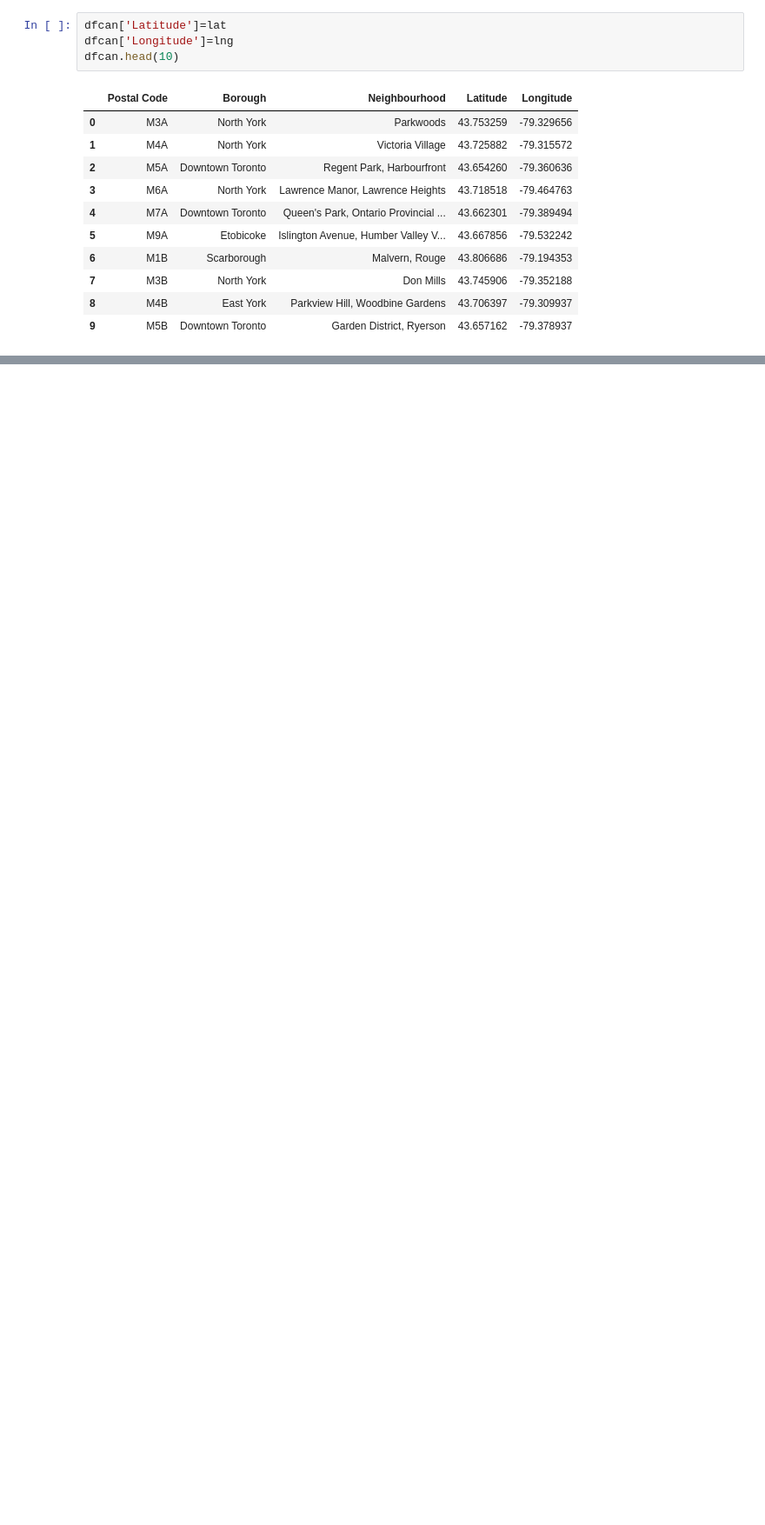
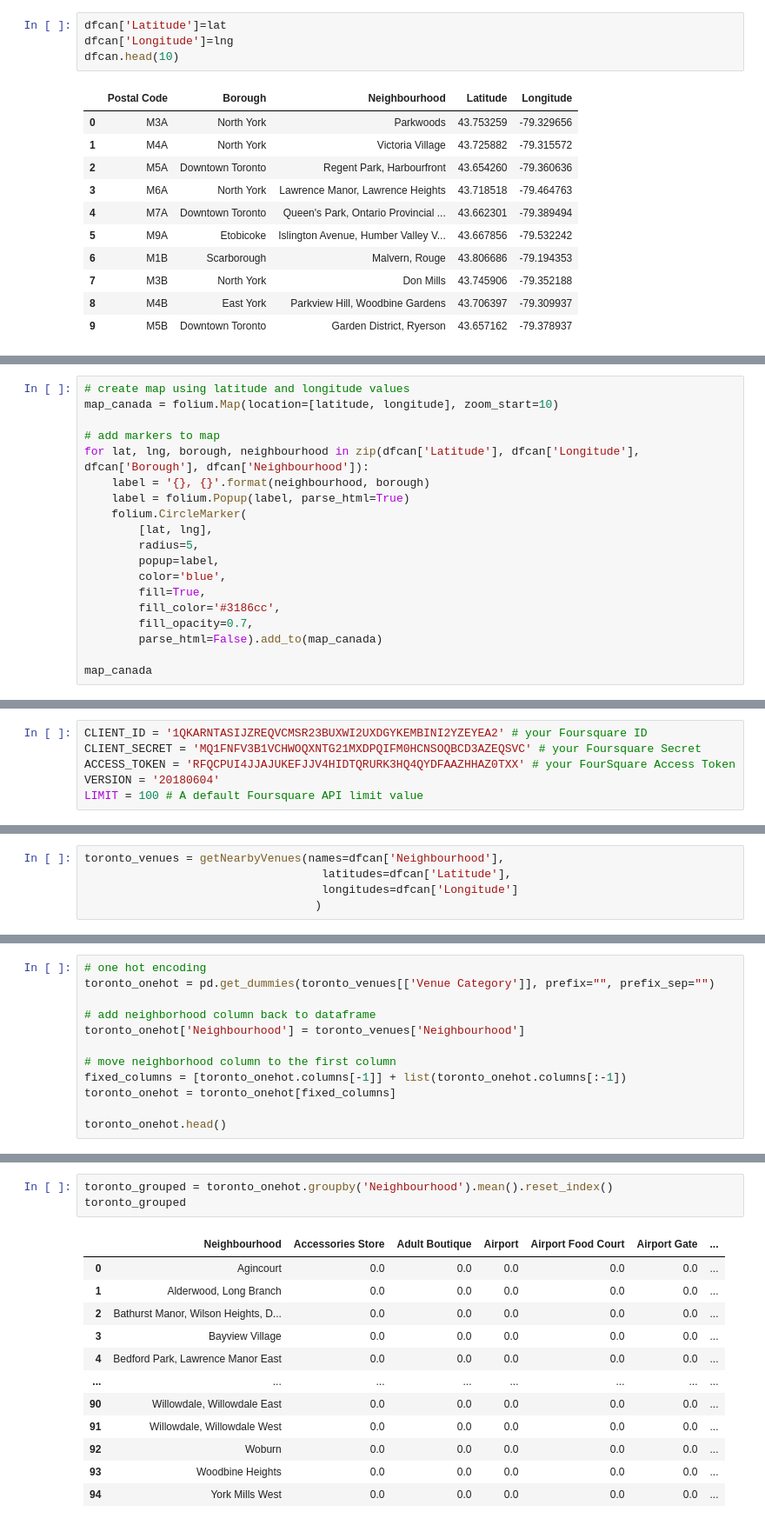
Before and after one commit to iRaez/applied_datascience_capstone, a Jupyter notebook: capstone_mod3.ipynb, the cells around one changed output, grey strips where cells are left out. Shown at 87% size. Saved outputs shown, nothing was run; the diff lists cells and outputs as text; blank space fills up the shorter version.

```diff
--- a/capstone_mod3.ipynb
+++ b/capstone_mod3.ipynb
@@ -279,0 +312,19 @@ dfcan.head(10)
+# %%
+# create map using latitude and longitude values
+map_canada = folium.Map(location=[latitude, longitude], zoom_start=10)
+
+# add markers to map
+for lat, lng, borough, neighbourhood in zip(dfcan['Latitude'], dfcan['Longitude'], dfcan['Borough'], dfcan['Neighbourhood']):
+    label = '{}, {}'.format(neighbourhood, borough)
+    label = folium.Popup(label, parse_html=True)
+    folium.CircleMarker(
+        [lat, lng],
+        radius=5,
+        popup=label,
+        color='blue',
+        fill=True,
+        fill_color='#3186cc',
+        fill_opacity=0.7,
+        parse_html=False).add_to(map_canada)
+
+map_canada
@@ -279,0 +341,6 @@ dfcan.head(10)
+# %%
+CLIENT_ID = '1QKARNTASIJZREQVCMSR23BUXWI2UXDGYKEMBINI2YZEYEA2' # your Foursquare ID
+CLIENT_SECRET = 'MQ1FNFV3B1VCHWOQXNTG21MXDPQIFM0HCNSOQBCD3AZEQSVC' # your Foursquare Secret
+ACCESS_TOKEN = 'RFQCPUI4JJAJUKEFJJV4HIDTQRURK3HQ4QYDFAAZHHAZ0TXX' # your FourSquare Access Token
+VERSION = '20180604'
+LIMIT = 100 # A default Foursquare API limit value
@@ -279,0 +389,5 @@ dfcan.head(10)
+# %%
+toronto_venues = getNearbyVenues(names=dfcan['Neighbourhood'],
+                                   latitudes=dfcan['Latitude'],
+                                   longitudes=dfcan['Longitude']
+                                  )
@@ -279,0 +464,12 @@ dfcan.head(10)
+# %%
+# one hot encoding
+toronto_onehot = pd.get_dummies(toronto_venues[['Venue Category']], prefix="", prefix_sep="")
+
+# add neighborhood column back to dataframe
+toronto_onehot['Neighbourhood'] = toronto_venues['Neighbourhood']
+
+# move neighborhood column to the first column
+fixed_columns = [toronto_onehot.columns[-1]] + list(toronto_onehot.columns[:-1])
+toronto_onehot = toronto_onehot[fixed_columns]
+
+toronto_onehot.head()
@@ -279,0 +484,16 @@ dfcan.head(10)
+# %%
+toronto_grouped = toronto_onehot.groupby('Neighbourhood').mean().reset_index()
+toronto_grouped
+# %% [output]
+|  | Neighbourhood | Accessories Store | Adult Boutique | Airport | Airport Food Court | Airport Gate | ... |
+| 0 | Agincourt | 0.0 | 0.0 | 0.0 | 0.0 | 0.0 | ... |
+| 1 | Alderwood, Long Branch | 0.0 | 0.0 | 0.0 | 0.0 | 0.0 | ... |
+| 2 | Bathurst Manor, Wilson Heights, D... | 0.0 | 0.0 | 0.0 | 0.0 | 0.0 | ... |
+| 3 | Bayview Village | 0.0 | 0.0 | 0.0 | 0.0 | 0.0 | ... |
+| 4 | Bedford Park, Lawrence Manor East | 0.0 | 0.0 | 0.0 | 0.0 | 0.0 | ... |
+| ... | ... | ... | ... | ... | ... | ... | ... |
+| 90 | Willowdale, Willowdale East | 0.0 | 0.0 | 0.0 | 0.0 | 0.0 | ... |
+| 91 | Willowdale, Willowdale West | 0.0 | 0.0 | 0.0 | 0.0 | 0.0 | ... |
+| 92 | Woburn | 0.0 | 0.0 | 0.0 | 0.0 | 0.0 | ... |
+| 93 | Woodbine Heights | 0.0 | 0.0 | 0.0 | 0.0 | 0.0 | ... |
+| 94 | York Mills West | 0.0 | 0.0 | 0.0 | 0.0 | 0.0 | ... |
```
Also changed, not shown: parts of 40 cells of this notebook.
